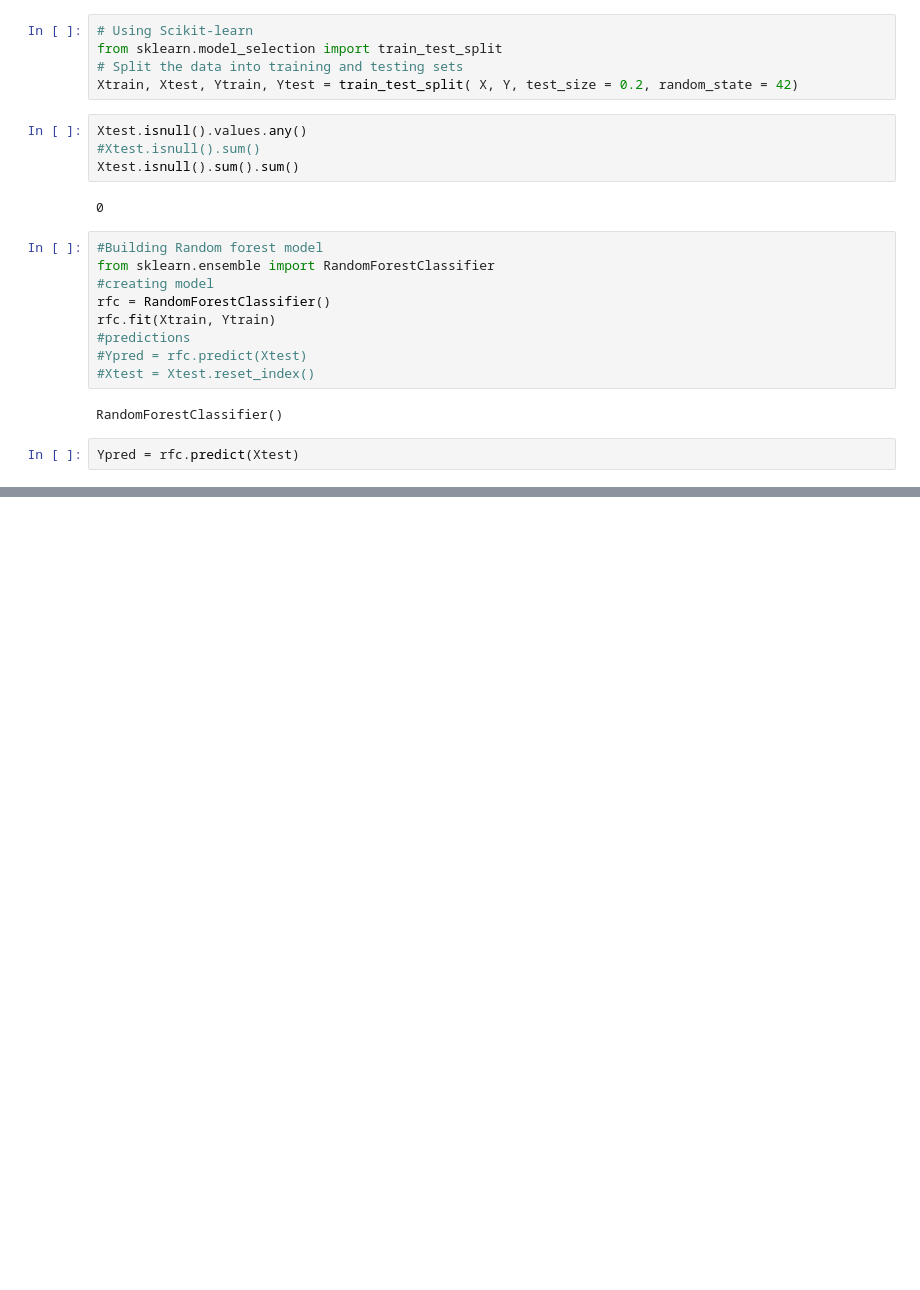
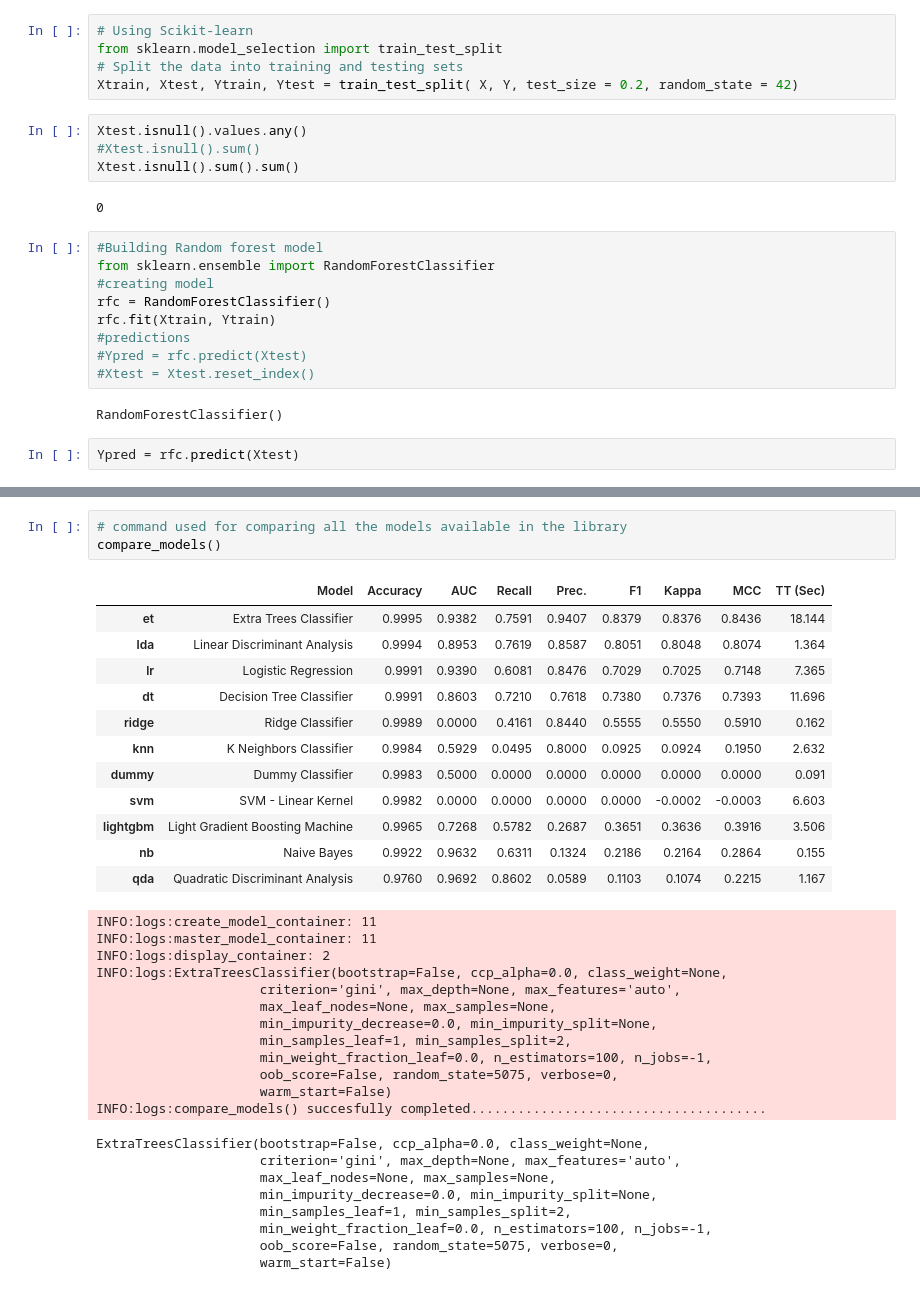
Before and after one commit to Heavymetal17/ML-uses-in-Finance, a Jupyter notebook: Ml_credit_card_fraud_detection_.ipynb, the cells around one changed output, grey strips where cells are left out. Saved outputs shown, nothing was run; the diff lists cells and outputs as text; blank space fills up the shorter version.

```diff
--- a/Ml_credit_card_fraud_detection_.ipynb
+++ b/Ml_credit_card_fraud_detection_.ipynb
@@ -192,0 +234,36 @@ plt.show()
+# %%
+# command used for comparing all the models available in the library
+compare_models()
+# %% [output]
+|  | Model | Accuracy | AUC | Recall | Prec. | F1 | Kappa | MCC | TT (Sec) |
+| et | Extra Trees Classifier | 0.9995 | 0.9382 | 0.7591 | 0.9407 | 0.8379 | 0.8376 | 0.8436 | 18.144 |
+| lda | Linear Discriminant Analysis | 0.9994 | 0.8953 | 0.7619 | 0.8587 | 0.8051 | 0.8048 | 0.8074 | 1.364 |
+| lr | Logistic Regression | 0.9991 | 0.9390 | 0.6081 | 0.8476 | 0.7029 | 0.7025 | 0.7148 | 7.365 |
+| dt | Decision Tree Classifier | 0.9991 | 0.8603 | 0.7210 | 0.7618 | 0.7380 | 0.7376 | 0.7393 | 11.696 |
+| ridge | Ridge Classifier | 0.9989 | 0.0000 | 0.4161 | 0.8440 | 0.5555 | 0.5550 | 0.5910 | 0.162 |
+| knn | K Neighbors Classifier | 0.9984 | 0.5929 | 0.0495 | 0.8000 | 0.0925 | 0.0924 | 0.1950 | 2.632 |
+| dummy | Dummy Classifier | 0.9983 | 0.5000 | 0.0000 | 0.0000 | 0.0000 | 0.0000 | 0.0000 | 0.091 |
+| svm | SVM - Linear Kernel | 0.9982 | 0.0000 | 0.0000 | 0.0000 | 0.0000 | -0.0002 | -0.0003 | 6.603 |
+| lightgbm | Light Gradient Boosting Machine | 0.9965 | 0.7268 | 0.5782 | 0.2687 | 0.3651 | 0.3636 | 0.3916 | 3.506 |
+| nb | Naive Bayes | 0.9922 | 0.9632 | 0.6311 | 0.1324 | 0.2186 | 0.2164 | 0.2864 | 0.155 |
+| qda | Quadratic Discriminant Analysis | 0.9760 | 0.9692 | 0.8602 | 0.0589 | 0.1103 | 0.1074 | 0.2215 | 1.167 |
+INFO:logs:create_model_container: 11
+INFO:logs:master_model_container: 11
+INFO:logs:display_container: 2
+INFO:logs:ExtraTreesClassifier(bootstrap=False, ccp_alpha=0.0, class_weight=None,
+                     criterion='gini', max_depth=None, max_features='auto',
+                     max_leaf_nodes=None, max_samples=None,
+                     min_impurity_decrease=0.0, min_impurity_split=None,
+                     min_samples_leaf=1, min_samples_split=2,
+                     min_weight_fraction_leaf=0.0, n_estimators=100, n_jobs=-1,
+                     oob_score=False, random_state=5075, verbose=0,
+                     warm_start=False)
+INFO:logs:compare_models() succesfully completed......................................
+ExtraTreesClassifier(bootstrap=False, ccp_alpha=0.0, class_weight=None,
+                     criterion='gini', max_depth=None, max_features='auto',
+                     max_leaf_nodes=None, max_samples=None,
+                     min_impurity_decrease=0.0, min_impurity_split=None,
+                     min_samples_leaf=1, min_samples_split=2,
+                     min_weight_fraction_leaf=0.0, n_estimators=100, n_jobs=-1,
+                     oob_score=False, random_state=5075, verbose=0,
+                     warm_start=False)
```
Also changed, not shown: parts of 11 cells of this notebook.
